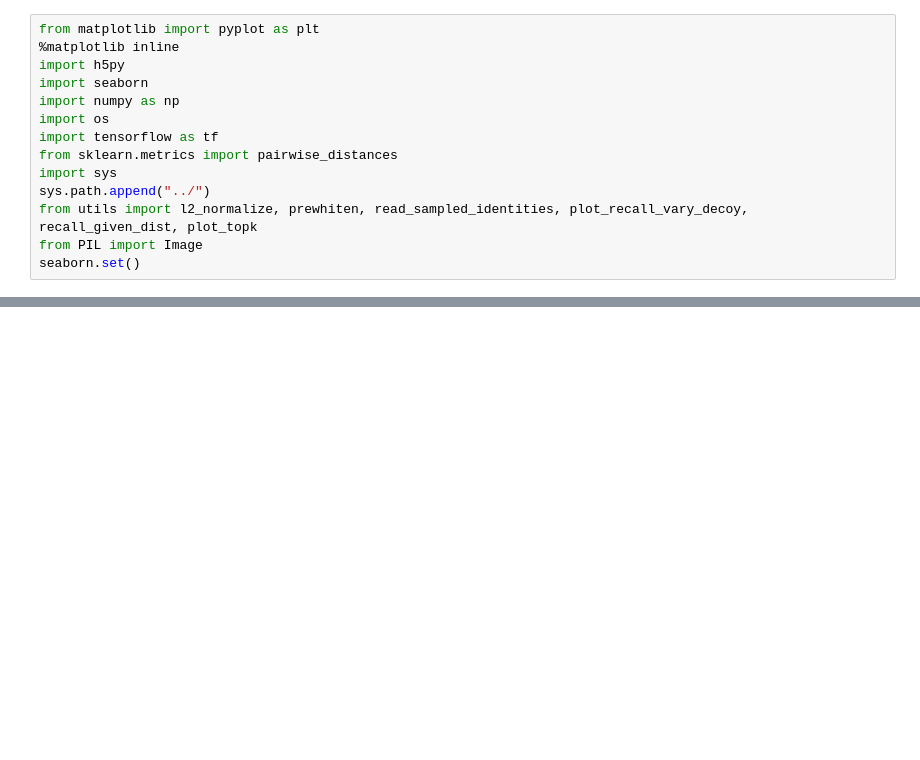
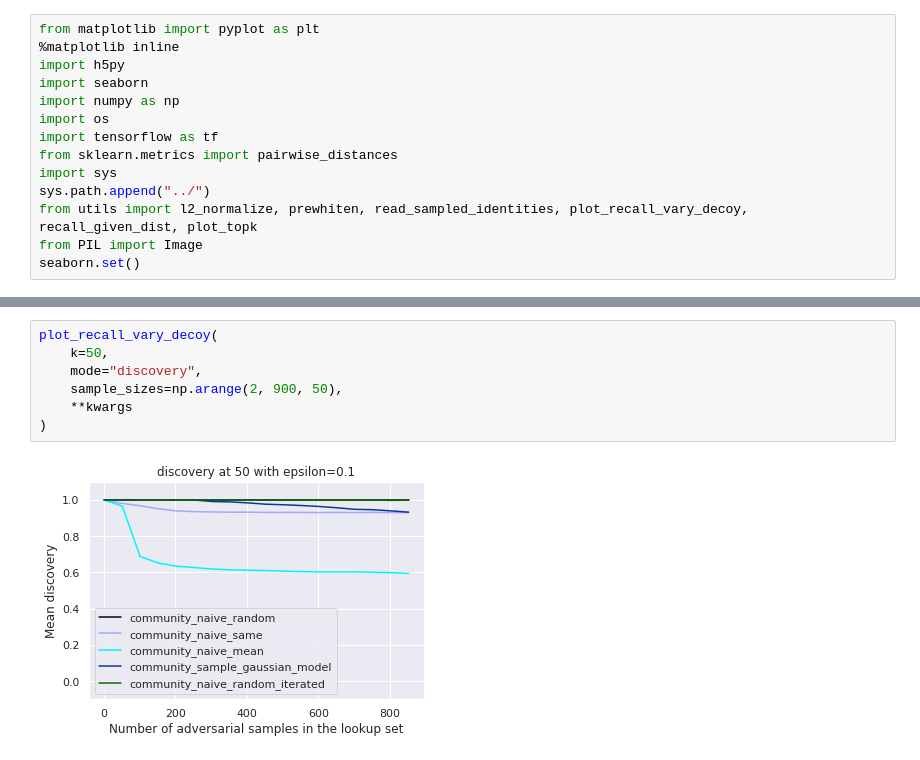
Before and after one commit to psturmfels/adversarial_faces, a Jupyter notebook: notebooks/recall_vs_adv_set_size.ipynb, the cells around one changed output, grey strips where cells are left out. Cells and saved outputs as stored; diff of their text form; blank space fills up the shorter version.

```diff
--- a/notebooks/recall_vs_adv_set_size.ipynb
+++ b/notebooks/recall_vs_adv_set_size.ipynb
@@ -38,0 +45,9 @@ IndexError: index 0 is out of bounds for axis 0 with size 0
+# %%
+plot_recall_vary_decoy(
+    k=50,
+    mode="discovery",
+    sample_sizes=np.arange(2, 900, 50),
+    **kwargs
+)
+# %% [output]
+[figure, added]
```
Also changed, not shown: parts of 3 cells of this notebook, 3 other files.
